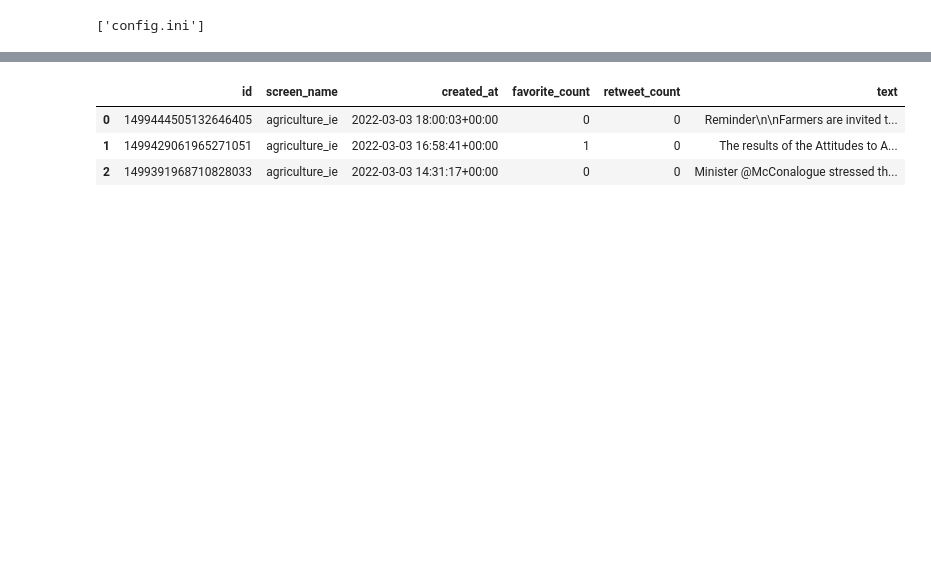
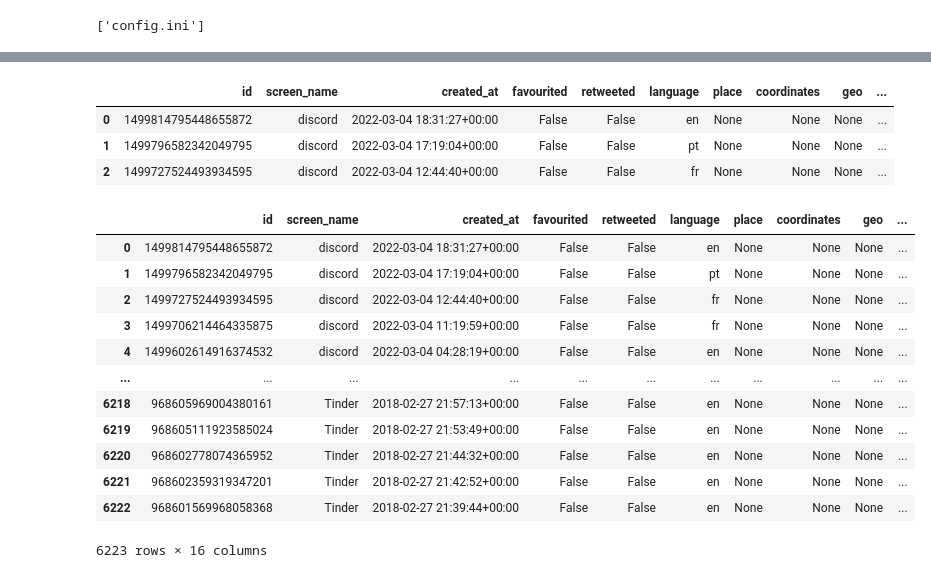
Before and after one commit to MrZakiakkari/TwitterDataCollectionAssignmentK00233639, a Jupyter notebook: tweet-data-collection.ipynb, the cells around one changed output, grey strips where cells are left out. Cells and saved outputs as stored; diff of their text form; code cells hidden in the pictures; blank space fills up the shorter version.

```diff
--- a/tweet-data-collection.ipynb
+++ b/tweet-data-collection.ipynb
@@ -86,7 +86,7 @@ o_auth_handler = tweepy.OAuthHandler(consumer_key, consumer_secret)
 o_auth_handler.set_access_token(access_token, access_token_secret)
 tweepy_api = tweepy.API(o_auth_handler, wait_on_rate_limit=True)
 # %%
-screen_name = "agriculture_ie"
+screen_name = "Discord"
 # %%
 tweets = tweepy_api.user_timeline(
     screen_name=screen_name,
@@ -162,13 +160,49 @@ tweets_list: list = [[
-# %%
-tweet_columns = [
-    "id", "screen_name", "created_at", "favorite_count", "retweet_count",
-    "text"
-]
-dataframe = DataFrame(tweets_list, columns=tweet_columns)
-dataframe.to_csv('./assets/twitter-agriculture-ie.csv', index=False)
-dataframe.head(3)
-# %% [output]
-|  | id | screen_name | created_at | favorite_count | retweet_count | text |
-| 0 | 1499444505132646405 | agriculture_ie | 2022-03-03 18:00:03+00:00 | 0 | 0 | Reminder\n\nFarmers are invited t... |
-| 1 | 1499429061965271051 | agriculture_ie | 2022-03-03 16:58:41+00:00 | 1 | 0 | The results of the Attitudes to A... |
-| 2 | 1499391968710828033 | agriculture_ie | 2022-03-03 14:31:17+00:00 | 0 | 0 | Minister @McConalogue stressed th... |
+# %%
+tweets_list: list = [[
+    tweet.id_str,
+    tweet.user.screen_name,
+    tweet.created_at,
+    tweet.favorited,
+    tweet.retweeted,
+    tweet.lang,
+    tweet.place,
+    tweet.coordinates,
+    tweet.geo,
+    tweet.user,
+    tweet.entities,
+    tweet.in_reply_to_user_id,
+    tweet.in_reply_to_status_id,
+    tweet.favorite_count,
+    tweet.retweet_count,
+    tweet.full_text.encode("utf-8").decode("utf-8")
+] for _, tweet in enumerate(all_tweets)]
+# %%
+tweet_columns: list = [
+    "id", "screen_name", "created_at", "favourited", "retweeted", "language",
+    "place", "coordinates", "geo", "user", "entities", "user identifier",
+    "status identifier", "favorite_count", "retweet_count", "text"
+]
+dataframe: DataFrame = DataFrame(tweets_list, columns=tweet_columns)
+dataframe.to_csv('./assets/twitter-Churn-ie.csv', index=False)
+dataframe.head(3)
+# %% [output]
+|  | id | screen_name | created_at | favourited | retweeted | language | place | coordinates | geo | ... |
+| 0 | 1499814795448655872 | discord | 2022-03-04 18:31:27+00:00 | False | False | en | None | None | None | ... |
+| 1 | 1499796582342049795 | discord | 2022-03-04 17:19:04+00:00 | False | False | pt | None | None | None | ... |
+| 2 | 1499727524493934595 | discord | 2022-03-04 12:44:40+00:00 | False | False | fr | None | None | None | ... |
+# %%
+dataframe
+# %% [output]
+|  | id | screen_name | created_at | favourited | retweeted | language | place | coordinates | geo | ... |
+| 0 | 1499814795448655872 | discord | 2022-03-04 18:31:27+00:00 | False | False | en | None | None | None | ... |
+| 1 | 1499796582342049795 | discord | 2022-03-04 17:19:04+00:00 | False | False | pt | None | None | None | ... |
+| 2 | 1499727524493934595 | discord | 2022-03-04 12:44:40+00:00 | False | False | fr | None | None | None | ... |
+| 3 | 1499706214464335875 | discord | 2022-03-04 11:19:59+00:00 | False | False | fr | None | None | None | ... |
+| 4 | 1499602614916374532 | discord | 2022-03-04 04:28:19+00:00 | False | False | en | None | None | None | ... |
+| ... | ... | ... | ... | ... | ... | ... | ... | ... | ... | ... |
+| 6218 | 968605969004380161 | Tinder | 2018-02-27 21:57:13+00:00 | False | False | en | None | None | None | ... |
+| 6219 | 968605111923585024 | Tinder | 2018-02-27 21:53:49+00:00 | False | False | en | None | None | None | ... |
+| 6220 | 968602778074365952 | Tinder | 2018-02-27 21:44:32+00:00 | False | False | en | None | None | None | ... |
+| 6221 | 968602359319347201 | Tinder | 2018-02-27 21:42:52+00:00 | False | False | en | None | None | None | ... |
+| 6222 | 968601569968058368 | Tinder | 2018-02-27 21:39:44+00:00 | False | False | en | None | None | None | ... |
+6223 rows × 16 columns
```
Also changed, not shown: parts of 14 cells of this notebook, 3 other files.
